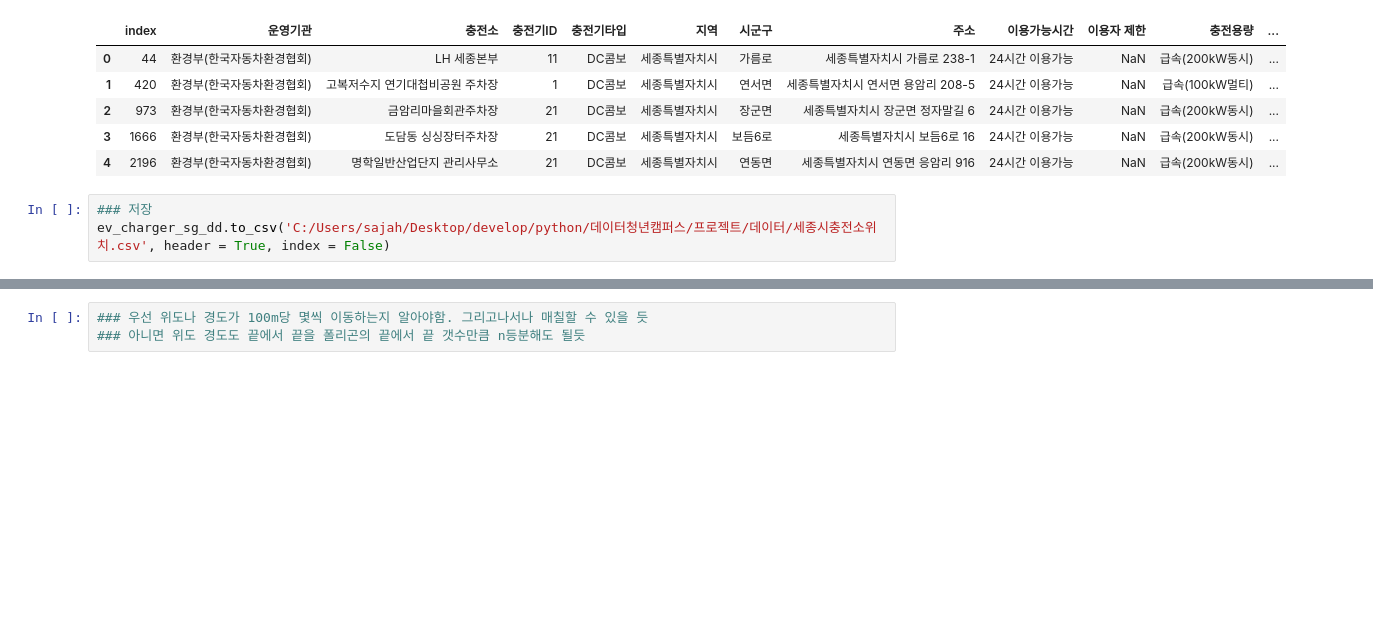
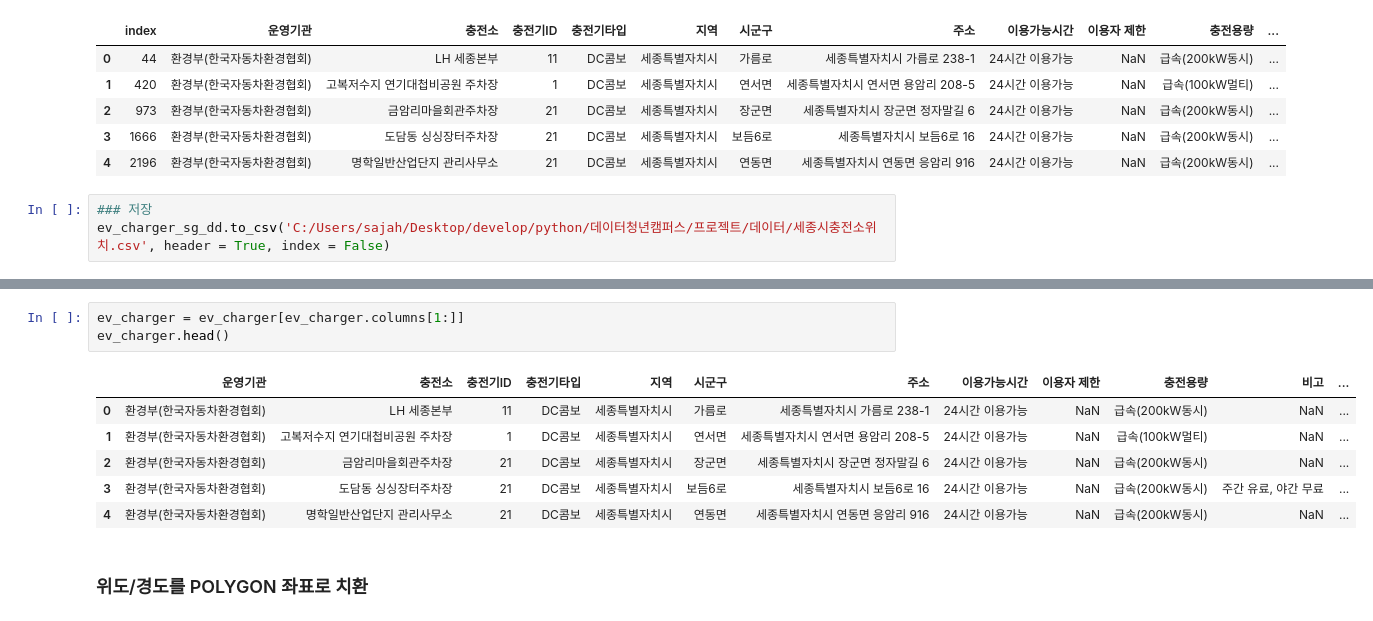
Before and after one commit to herongherong/kDataEV_Group_1, a Jupyter notebook: Jeonghyun/EDA.ipynb, the cells around one changed output, grey strips where cells are left out. Drawn from its saved outputs; the diff is of its cells as text; blank space fills up the shorter version.

```diff
--- a/Jeonghyun/EDA.ipynb
+++ b/Jeonghyun/EDA.ipynb
@@ -537,3 +619,12 @@ ev_charger = pd.read_csv('C:/Users/sajah/Desktop/develop/python/데이터청년
-# %%
-### 우선 위도나 경도가 100m당 몇씩 이동하는지 알아야함. 그리고나서나 매칠할 수 있을 듯
-### 아니면 위도 경도도 끝에서 끝을 폴리곤의 끝에서 끝 갯수만큼 n등분해도 될듯
+# %%
+ev_charger = ev_charger[ev_charger.columns[1:]]
+ev_charger.head()
+# %% [output]
+|  | 운영기관 | 충전소 | 충전기ID | 충전기타입 | 지역 | 시군구 | 주소 | 이용가능시간 | 이용자 제한 | 충전용량 | 비고 | ... |
+| 0 | 환경부(한국자동차환경협회) | LH 세종본부 | 11 | DC콤보 | 세종특별자치시 | 가름로 | 세종특별자치시 가름로 238-1 | 24시간 이용가능 | NaN | 급속(200kW동시) | NaN | ... |
+| 1 | 환경부(한국자동차환경협회) | 고복저수지 연기대첩비공원 주차장 | 1 | DC콤보 | 세종특별자치시 | 연서면 | 세종특별자치시 연서면 용암리 208-5 | 24시간 이용가능 | NaN | 급속(100kW멀티) | NaN | ... |
+| 2 | 환경부(한국자동차환경협회) | 금암리마을회관주차장 | 21 | DC콤보 | 세종특별자치시 | 장군면 | 세종특별자치시 장군면 정자말길 6 | 24시간 이용가능 | NaN | 급속(200kW동시) | NaN | ... |
+| 3 | 환경부(한국자동차환경협회) | 도담동 싱싱장터주차장 | 21 | DC콤보 | 세종특별자치시 | 보듬6로 | 세종특별자치시 보듬6로 16 | 24시간 이용가능 | NaN | 급속(200kW동시) | 주간 유료, 야간 무료 | ... |
+| 4 | 환경부(한국자동차환경협회) | 명학일반산업단지 관리사무소 | 21 | DC콤보 | 세종특별자치시 | 연동면 | 세종특별자치시 연동면 응암리 916 | 24시간 이용가능 | NaN | 급속(200kW동시) | NaN | ... |
+# %% [markdown]
+### 위도/경도를 POLYGON 좌표로 치환
```
Also changed, not shown: parts of 51 cells of this notebook.
